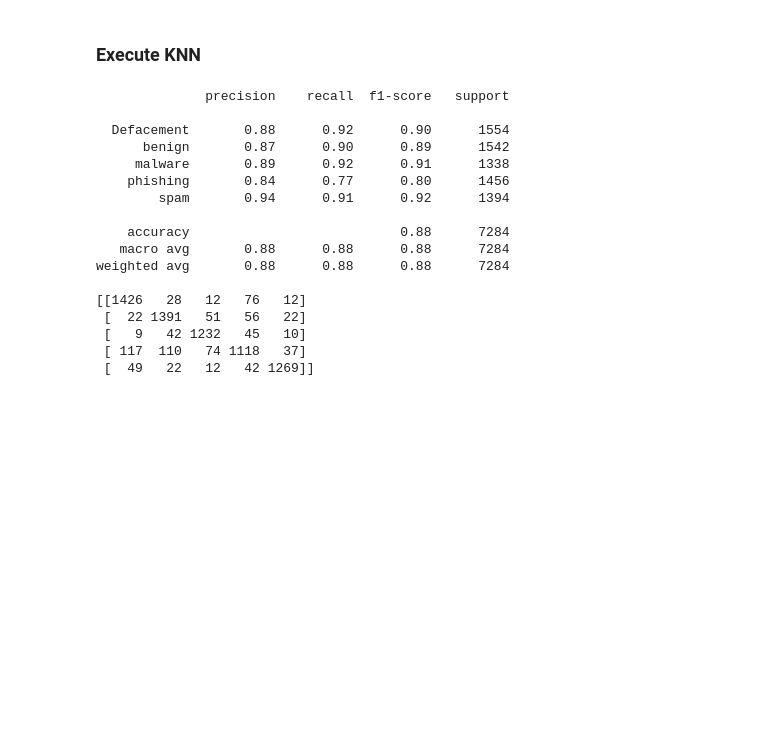
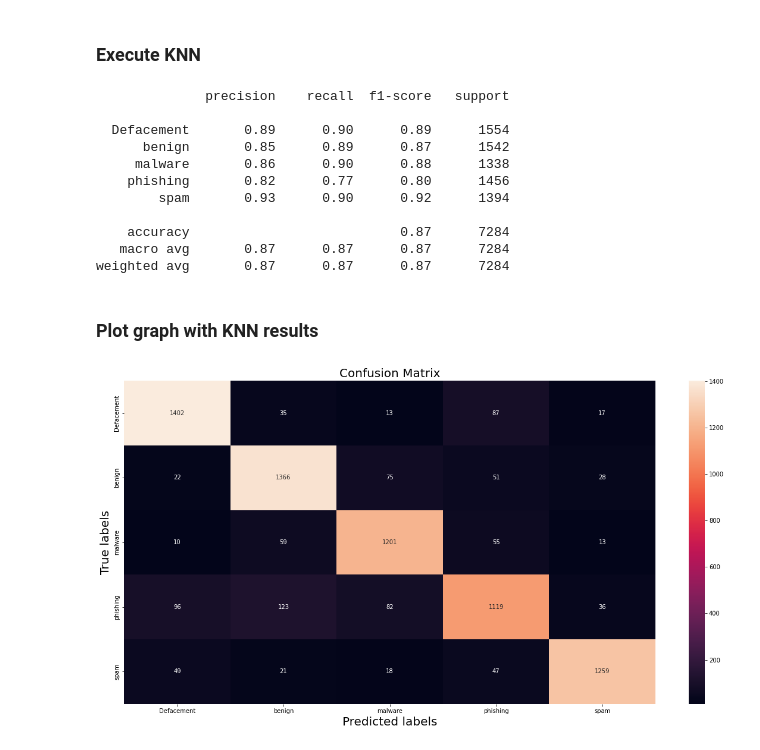
Before and after one commit to ChristianDPO/CDS-CI1030-ATIVIDADES, a Jupyter notebook: tarefa_4/src/Classification.ipynb, the cells around one changed output. Saved outputs shown, nothing was run; the diff lists cells and outputs as text; code cells hidden in the pictures; blank space fills up the shorter version.

```diff
--- a/tarefa_4/src/Classification.ipynb
+++ b/tarefa_4/src/Classification.ipynb
@@ -96,30 +100,44 @@ from sklearn.model_selection import train_test_split
 
 X_train, X_test, Y_train, Y_test = train_test_split(X_norm ,Y, test_size=0.2, random_state=5)
 
-knn =  KNeighborsClassifier(n_neighbors=3)
+knn =  KNeighborsClassifier(n_neighbors=5)
 knn.fit(X_train, Y_train)
 
 from sklearn.metrics import classification_report, confusion_matrix
 
 Y_pred = knn.predict(X_test)
+cm = confusion_matrix(Y_test, Y_pred)
 
 print(classification_report(Y_test, Y_pred))
-print(confusion_matrix(Y_test, Y_pred))
 # %% [output]
               precision    recall  f1-score   support
 
-  Defacement       0.88      0.92      0.90      1554
-      benign       0.87      0.90      0.89      1542
-     malware       0.89      0.92      0.91      1338
-    phishing       0.84      0.77      0.80      1456
-        spam       0.94      0.91      0.92      1394
+  Defacement       0.89      0.90      0.89      1554
+      benign       0.85      0.89      0.87      1542
+     malware       0.86      0.90      0.88      1338
+    phishing       0.82      0.77      0.80      1456
+        spam       0.93      0.90      0.92      1394
 
-    accuracy                           0.88      7284
-   macro avg       0.88      0.88      0.88      7284
-weighted avg       0.88      0.88      0.88      7284
-
-[[1426   28   12   76   12]
- [  22 1391   51   56   22]
- [   9   42 1232   45   10]
- [ 117  110   74 1118   37]
- [  49   22   12   42 1269]]
+    accuracy                           0.87      7284
+   macro avg       0.87      0.87      0.87      7284
+weighted avg       0.87      0.87      0.87      7284
+# %% [markdown]
+### Plot graph with KNN results
+# %%
+ax= plt.subplot()
+#annot=True to annotate cells, ftm='g' to disable scientific notation
+sns.heatmap(cm, annot=True, fmt='g' ,ax=ax)
+
+# labels, title and ticks
+ax.set_title('Confusion Matrix', fontsize=20)
+ax.set_xlabel('Predicted labels', fontsize=20)
+ax.set_ylabel('True labels', fontsize=20)
+
+classes = ['Defacement', 'benign', 'malware', 'phishing', 'spam']
+
+ax.xaxis.set_ticklabels(classes, fontsize=10)
+ax.yaxis.set_ticklabels(classes, fontsize=10)
+
+plt.gcf().set_size_inches(20, 10)
+# %% [output]
+[figure, added]
```
Also changed, not shown: parts of 2 cells of this notebook, 1 other file.
